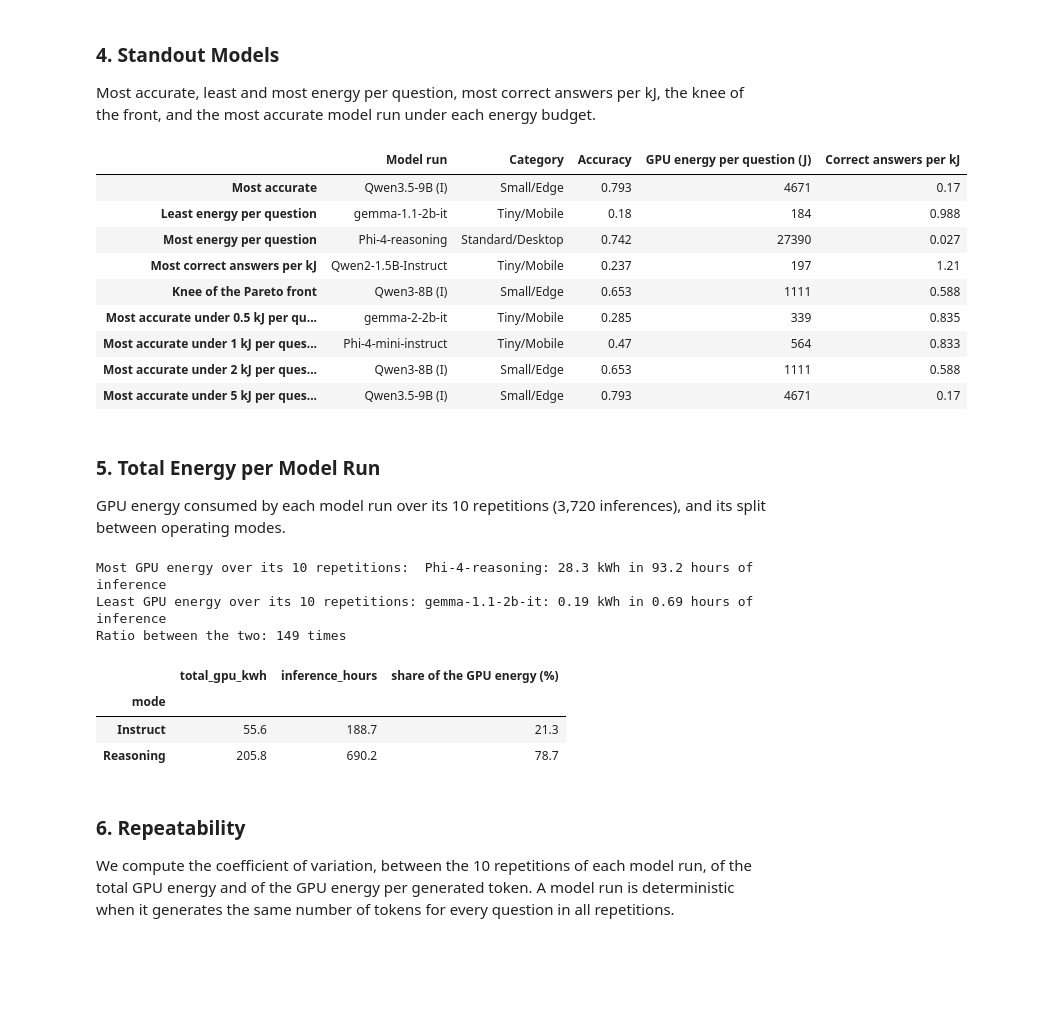
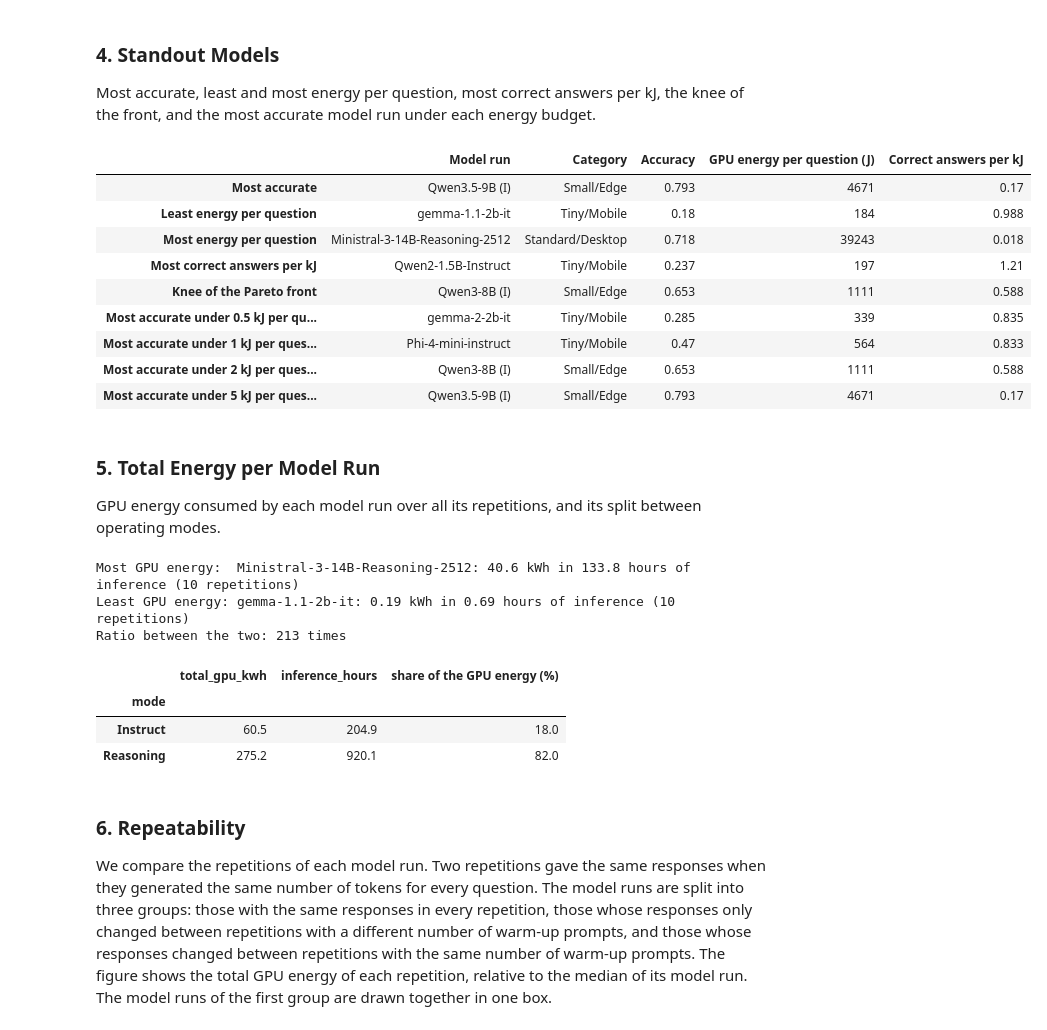
Before and after one commit to diogogmatos/eco-evolution-of-llms, a Jupyter notebook: analysis/01-overview.ipynb, the cells around one changed output. Saved outputs shown, nothing was run; the diff lists cells and outputs as text; code cells hidden in the pictures; blank space fills up the shorter version.

```diff
--- a/analysis/01-overview.ipynb
+++ b/analysis/01-overview.ipynb
@@ -164,33 +162,32 @@ Most accurate, least and most energy per question, most correct answers per kJ,
 # %%
 def describe(run):
     return {
         "Model run": short_name(run["model_run"]),
         "Category": run["category"],
         "Accuracy": round(run["accuracy"], 3),
         "GPU energy per question (J)": round(run["gpu_joules_per_question"]),
         "Correct answers per kJ": round(run["correct_answers_per_kj"], 3),
     }
 
 
-BUDGETS_KJ = [0.5, 1, 2, 5]
 
 headline = {
     "Most accurate": model_runs.loc[model_runs["accuracy"].idxmax()],
     "Least energy per question": model_runs.loc[model_runs["gpu_joules_per_question"].idxmin()],
     "Most energy per question": model_runs.loc[model_runs["gpu_joules_per_question"].idxmax()],
     "Most correct answers per kJ": model_runs.loc[model_runs["correct_answers_per_kj"].idxmax()],
     "Knee of the Pareto front": knee,
 }
 for budget in BUDGETS_KJ:
     affordable = model_runs[model_runs["gpu_joules_per_question"] <= budget * 1000]
     headline[f"Most accurate under {budget:g} kJ per question"] = affordable.loc[affordable["accuracy"].idxmax()]
 
 pd.DataFrame({title: describe(run) for title, run in headline.items()}).T
 # %% [output]
 |  | Model run | Category | Accuracy | GPU energy per question (J) | Correct answers per kJ |
 | Most accurate | Qwen3.5-9B (I) | Small/Edge | 0.793 | 4671 | 0.17 |
 | Least energy per question | gemma-1.1-2b-it | Tiny/Mobile | 0.18 | 184 | 0.988 |
-| Most energy per question | Phi-4-reasoning | Standard/Desktop | 0.742 | 27390 | 0.027 |
+| Most energy per question | Ministral-3-14B-Reasoning-2512 | Standard/Desktop | 0.718 | 39243 | 0.018 |
 | Most correct answers per kJ | Qwen2-1.5B-Instruct | Tiny/Mobile | 0.237 | 197 | 1.21 |
 | Knee of the Pareto front | Qwen3-8B (I) | Small/Edge | 0.653 | 1111 | 0.588 |
 | Most accurate under 0.5 kJ per qu... | gemma-2-2b-it | Tiny/Mobile | 0.285 | 339 | 0.835 |
@@ -199,27 +196,27 @@ pd.DataFrame({title: describe(run) for title, run in headline.items()}).T
 | Most accurate under 5 kJ per ques... | Qwen3.5-9B (I) | Small/Edge | 0.793 | 4671 | 0.17 |
 # %% [markdown]
 ### 5. Total Energy per Model Run
-GPU energy consumed by each model run over its 10 repetitions (3,720 inferences), and its split between operating modes.
+GPU energy consumed by each model run over all its repetitions, and its split between operating modes.
 # %%
 totals = model_runs.assign(total_gpu_kwh=model_runs["total_gpu_joules"] / 3.6e6, inference_hours=model_runs["total_inference_seconds"] / 3600)
 most = totals.loc[totals["total_gpu_kwh"].idxmax()]
 least = totals.loc[totals["total_gpu_kwh"].idxmin()]
-print(f"Most GPU energy over its 10 repetitions:  {short_name(most['model_run'])}: {most['total_gpu_kwh']:.1f} kWh in {most['inference_hours']:.1f} hours of inference")
-print(f"Least GPU energy over its 10 repetitions: {short_name(least['model_run'])}: {least['total_gpu_kwh']:.2f} kWh in {least['inference_hours']:.2f} hours of inference")
+print(f"Most GPU energy:  {short_name(most['model_run'])}: {most['total_gpu_kwh']:.1f} kWh in {most['inference_hours']:.1f} hours of inference ({most['repetitions']} repetitions)")
+print(f"Least GPU energy: {short_name(least['model_run'])}: {least['total_gpu_kwh']:.2f} kWh in {least['inference_hours']:.2f} hours of inference ({least['repetitions']} repetitions)")
 print(f"Ratio between the two: {most['total_gpu_kwh'] / least['total_gpu_kwh']:.0f} times")
 
 by_mode = totals.groupby("mode")[["total_gpu_kwh", "inference_hours"]].sum()
 by_mode["share of the GPU energy (%)"] = 100 * by_mode["total_gpu_kwh"] / by_mode["total_gpu_kwh"].sum()
 by_mode.round(1)
 # %% [output]
-Most GPU energy over its 10 repetitions:  Phi-4-reasoning: 28.3 kWh in 93.2 hours of inference
-Least GPU energy over its 10 repetitions: gemma-1.1-2b-it: 0.19 kWh in 0.69 hours of inference
-Ratio between the two: 149 times
+Most GPU energy:  Ministral-3-14B-Reasoning-2512: 40.6 kWh in 133.8 hours of inference (10 repetitions)
+Least GPU energy: gemma-1.1-2b-it: 0.19 kWh in 0.69 hours of inference (10 repetitions)
+Ratio between the two: 213 times
 |  | total_gpu_kwh | inference_hours | share of the GPU energy (%) |
 | mode |  |  |  |
-| Instruct | 55.6 | 188.7 | 21.3 |
-| Reasoning | 205.8 | 690.2 | 78.7 |
+| Instruct | 60.5 | 204.9 | 18.0 |
+| Reasoning | 275.2 | 920.1 | 82.0 |
 # %% [markdown]
 ### 6. Repeatability
-We compute the coefficient of variation, between the 10 repetitions of each model run, of the total GPU energy and of the GPU energy per generated token. A model run is deterministic when it generates the same number of tokens for every question in all repetitions.
+We compare the repetitions of each model run. Two repetitions gave the same responses when they generated the same number of tokens for every question. The model runs are split into three groups: those with the same responses in every repetition, those whose responses only changed between repetitions with a different number of warm-up prompts, and those whose responses changed between repetitions with the same number of warm-up prompts. The figure shows the total GPU energy of each repetition, relative to the median of its model run. The model runs of the first group are drawn together in one box.
 # %%
```
Also changed, not shown: parts of 10 cells of this notebook, 55 other files.
